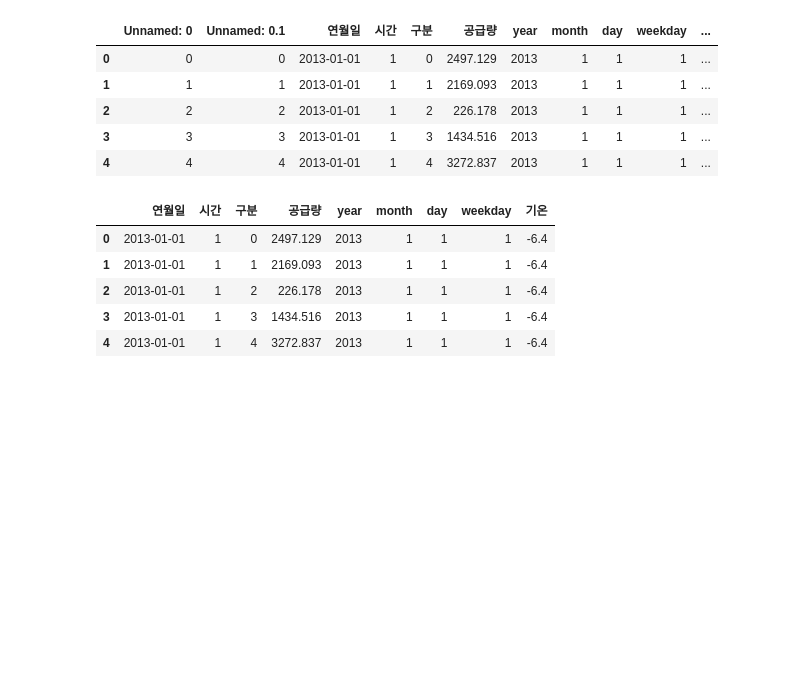
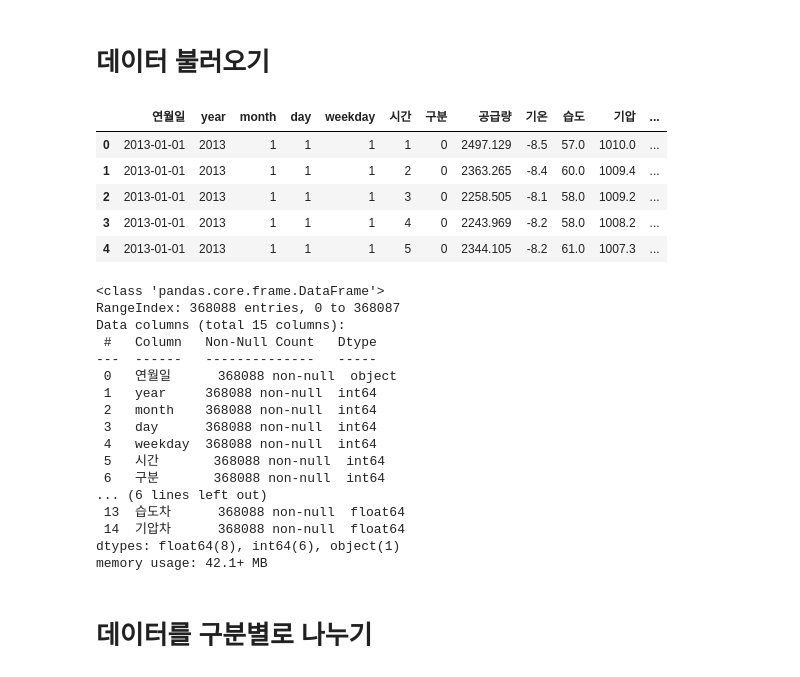
Before and after one commit to kbjung/LikeLion_13th_DataCourse, a Jupyter notebook: TP02/02_데이터_확인/02-03_모든_데이터_확인_ver0.1(2021.12.04).ipynb, the cells around one changed output. Drawn from its saved outputs; the diff is of its cells as text; code cells hidden in the pictures; blank space fills up the shorter version.

```diff
--- a/TP02/02_데이터_확인/02-03_모든_데이터_확인_ver0.1(2021.12.04).ipynb
+++ b/TP02/02_데이터_확인/02-03_모든_데이터_확인_ver0.1(2021.12.04).ipynb
@@ -17,20 +18,34 @@ import seaborn as sns
+# %% [markdown]
+# 데이터 불러오기
 # %%
-df = pd.read_csv('../2013-2018년_가스공급량과_기온2.csv')
+df = pd.read_csv('../2013-2018년_가스공급량_기온_습도_기압_차.csv')
 df.head()
 # %% [output]
-|  | Unnamed: 0 | Unnamed: 0.1 | 연월일 | 시간 | 구분 | 공급량 | year | month | day | weekday | ... |
-| 0 | 0 | 0 | 2013-01-01 | 1 | 0 | 2497.129 | 2013 | 1 | 1 | 1 | ... |
-| 1 | 1 | 1 | 2013-01-01 | 1 | 1 | 2169.093 | 2013 | 1 | 1 | 1 | ... |
-| 2 | 2 | 2 | 2013-01-01 | 1 | 2 | 226.178 | 2013 | 1 | 1 | 1 | ... |
-| 3 | 3 | 3 | 2013-01-01 | 1 | 3 | 1434.516 | 2013 | 1 | 1 | 1 | ... |
-| 4 | 4 | 4 | 2013-01-01 | 1 | 4 | 3272.837 | 2013 | 1 | 1 | 1 | ... |
+|  | 연월일 | year | month | day | weekday | 시간 | 구분 | 공급량 | 기온 | 습도 | 기압 | ... |
+| 0 | 2013-01-01 | 2013 | 1 | 1 | 1 | 1 | 0 | 2497.129 | -8.5 | 57.0 | 1010.0 | ... |
+| 1 | 2013-01-01 | 2013 | 1 | 1 | 1 | 2 | 0 | 2363.265 | -8.4 | 60.0 | 1009.4 | ... |
+| 2 | 2013-01-01 | 2013 | 1 | 1 | 1 | 3 | 0 | 2258.505 | -8.1 | 58.0 | 1009.2 | ... |
+| 3 | 2013-01-01 | 2013 | 1 | 1 | 1 | 4 | 0 | 2243.969 | -8.2 | 58.0 | 1008.2 | ... |
+| 4 | 2013-01-01 | 2013 | 1 | 1 | 1 | 5 | 0 | 2344.105 | -8.2 | 61.0 | 1007.3 | ... |
-# %%
-df = df.drop(['Unnamed: 0', 'Unnamed: 0.1'], axis=1)
-df.head()
-# %% [output]
-|  | 연월일 | 시간 | 구분 | 공급량 | year | month | day | weekday | 기온 |
-| 0 | 2013-01-01 | 1 | 0 | 2497.129 | 2013 | 1 | 1 | 1 | -6.4 |
-| 1 | 2013-01-01 | 1 | 1 | 2169.093 | 2013 | 1 | 1 | 1 | -6.4 |
-| 2 | 2013-01-01 | 1 | 2 | 226.178 | 2013 | 1 | 1 | 1 | -6.4 |
-| 3 | 2013-01-01 | 1 | 3 | 1434.516 | 2013 | 1 | 1 | 1 | -6.4 |
-| 4 | 2013-01-01 | 1 | 4 | 3272.837 | 2013 | 1 | 1 | 1 | -6.4 |
+# %%
+df.info()
+# %% [output]
+<class 'pandas.core.frame.DataFrame'>
+RangeIndex: 368088 entries, 0 to 368087
+Data columns (total 15 columns):
+ #   Column   Non-Null Count   Dtype
+---  ------   --------------   -----
+ 0   연월일      368088 non-null  object
+ 1   year     368088 non-null  int64
+ 2   month    368088 non-null  int64
+ 3   day      368088 non-null  int64
+ 4   weekday  368088 non-null  int64
+ 5   시간       368088 non-null  int64
+ 6   구분       368088 non-null  int64
+... (6 lines left out)
+ 13  습도차      368088 non-null  float64
+ 14  기압차      368088 non-null  float64
+dtypes: float64(8), int64(6), object(1)
+memory usage: 42.1+ MB
+# %% [markdown]
+# 데이터를 구분별로 나누기
```
Also changed, not shown: parts of 50 cells of this notebook, 1 other file.
